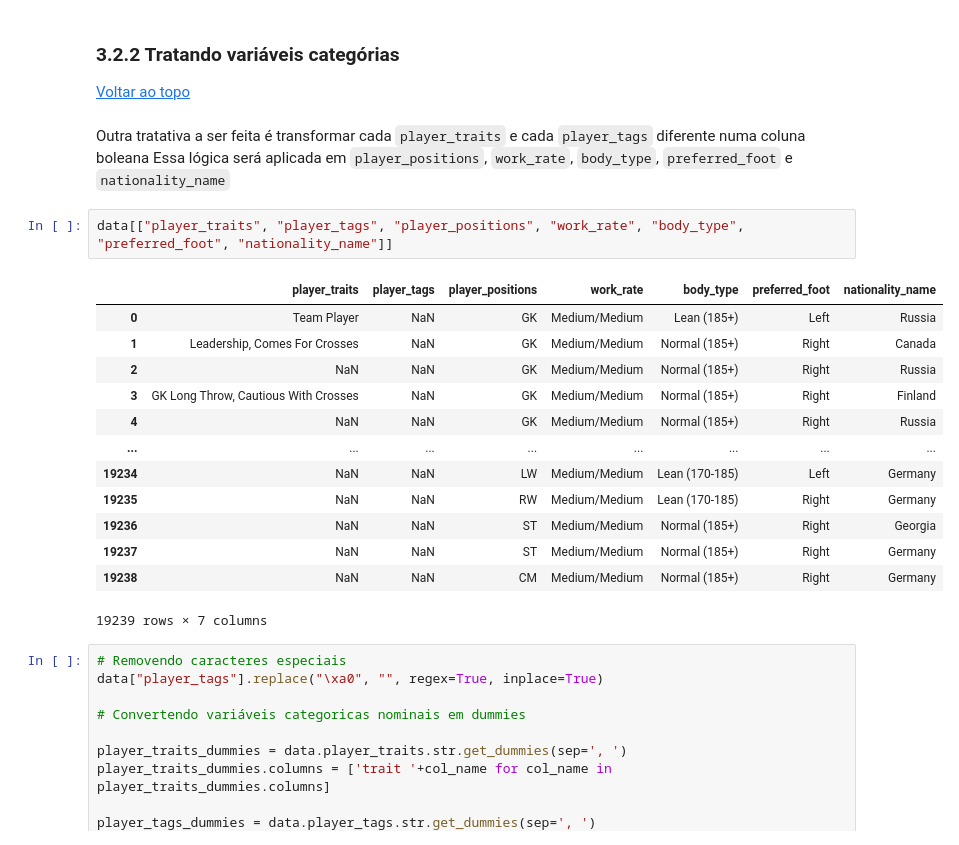
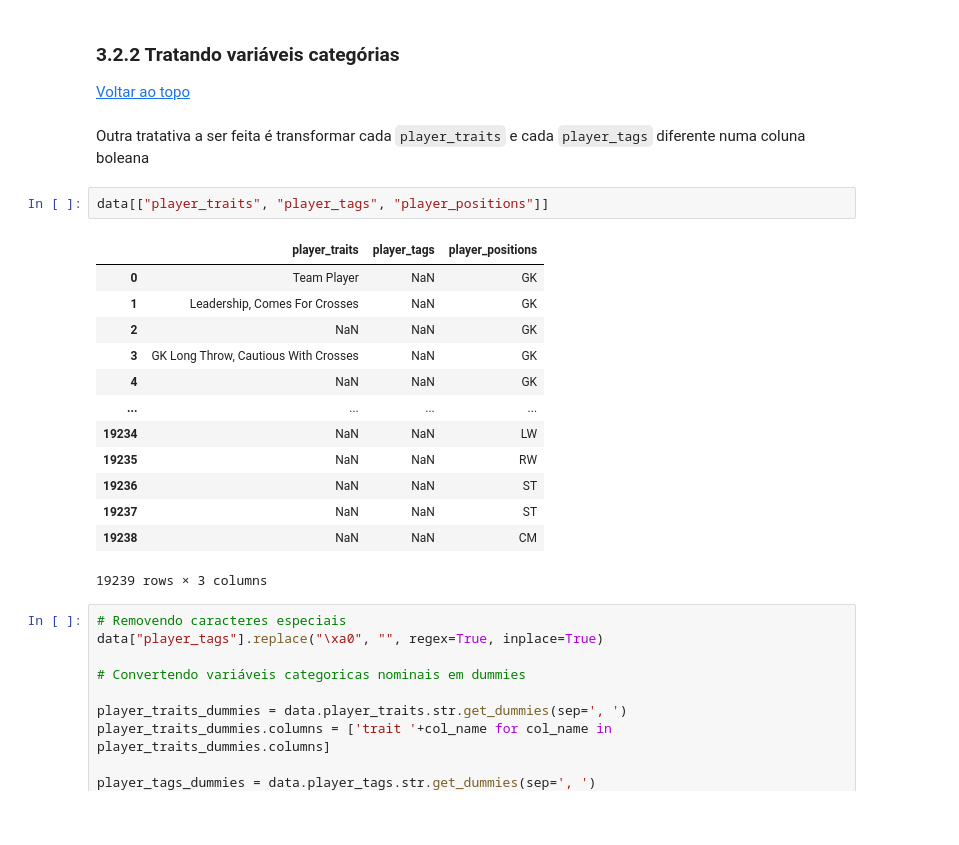
Before and after one commit to olucaslopes/fifa22-players-analysis, a Jupyter notebook: Relatorio.ipynb, the cells around one changed output. Cells and saved outputs as stored; diff of their text form; blank space fills up the shorter version.

```diff
--- a/Relatorio.ipynb
+++ b/Relatorio.ipynb
@@ -655,23 +391,22 @@ data.head()
 [Voltar ao topo](#section-0)
 # %% [markdown]
 Outra tratativa a ser feita é transformar cada `player_traits` e cada `player_tags` diferente numa coluna boleana
-Essa lógica será aplicada em `player_positions`, `work_rate`, `body_type`, `preferred_foot` e `nationality_name`
 # %%
-data[["player_traits", "player_tags", "player_positions", "work_rate", "body_type", "preferred_foot", "nationality_name"]]
+data[["player_traits", "player_tags", "player_positions"]]
 # %% [output]
-|  | player_traits | player_tags | player_positions | work_rate | body_type | preferred_foot | nationality_name |
-| 0 | Team Player | NaN | GK | Medium/Medium | Lean (185+) | Left | Russia |
-| 1 | Leadership, Comes For Crosses | NaN | GK | Medium/Medium | Normal (185+) | Right | Canada |
-| 2 | NaN | NaN | GK | Medium/Medium | Normal (185+) | Right | Russia |
-| 3 | GK Long Throw, Cautious With Crosses | NaN | GK | Medium/Medium | Normal (185+) | Right | Finland |
-| 4 | NaN | NaN | GK | Medium/Medium | Normal (185+) | Right | Russia |
-| ... | ... | ... | ... | ... | ... | ... | ... |
-| 19234 | NaN | NaN | LW | Medium/Medium | Lean (170-185) | Left | Germany |
-| 19235 | NaN | NaN | RW | Medium/Medium | Lean (170-185) | Right | Germany |
-| 19236 | NaN | NaN | ST | Medium/Medium | Normal (185+) | Right | Georgia |
-| 19237 | NaN | NaN | ST | Medium/Medium | Normal (185+) | Right | Germany |
-| 19238 | NaN | NaN | CM | Medium/Medium | Normal (185+) | Right | Germany |
+|  | player_traits | player_tags | player_positions |
+| 0 | Team Player | NaN | GK |
+| 1 | Leadership, Comes For Crosses | NaN | GK |
+| 2 | NaN | NaN | GK |
+| 3 | GK Long Throw, Cautious With Crosses | NaN | GK |
+| 4 | NaN | NaN | GK |
+| ... | ... | ... | ... |
+| 19234 | NaN | NaN | LW |
+| 19235 | NaN | NaN | RW |
+| 19236 | NaN | NaN | ST |
+| 19237 | NaN | NaN | ST |
+| 19238 | NaN | NaN | CM |
-19239 rows × 7 columns
+19239 rows × 3 columns
 # %%
 # Removendo caracteres especiais
 data["player_tags"].replace("\xa0", "", regex=True, inplace=True)
```
Also changed, not shown: parts of 73 cells of this notebook.
